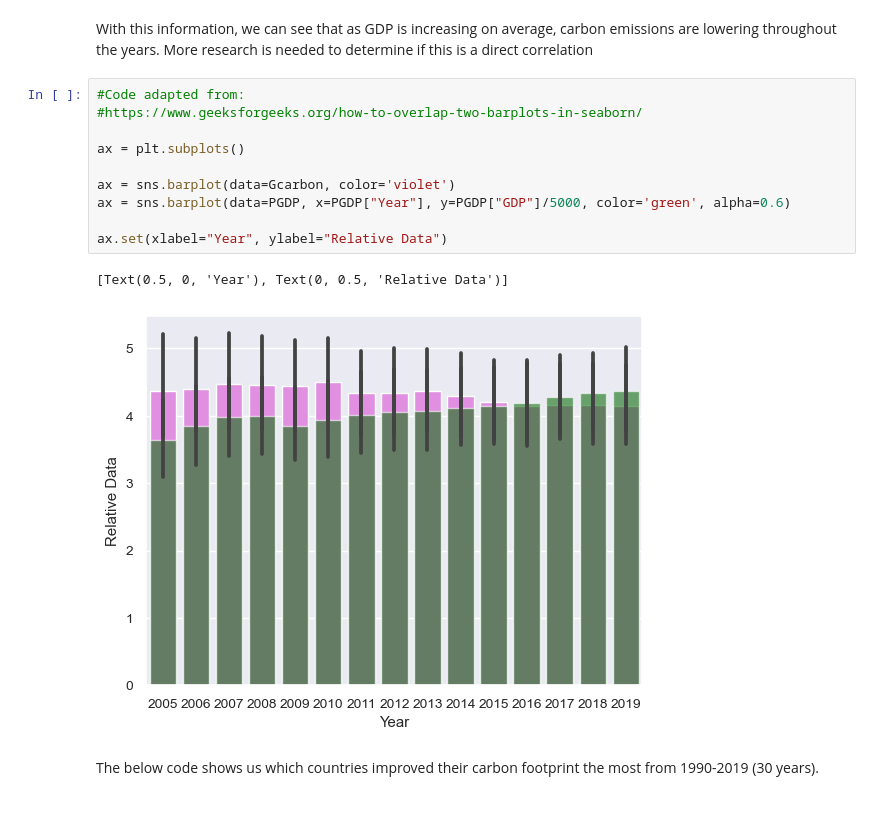
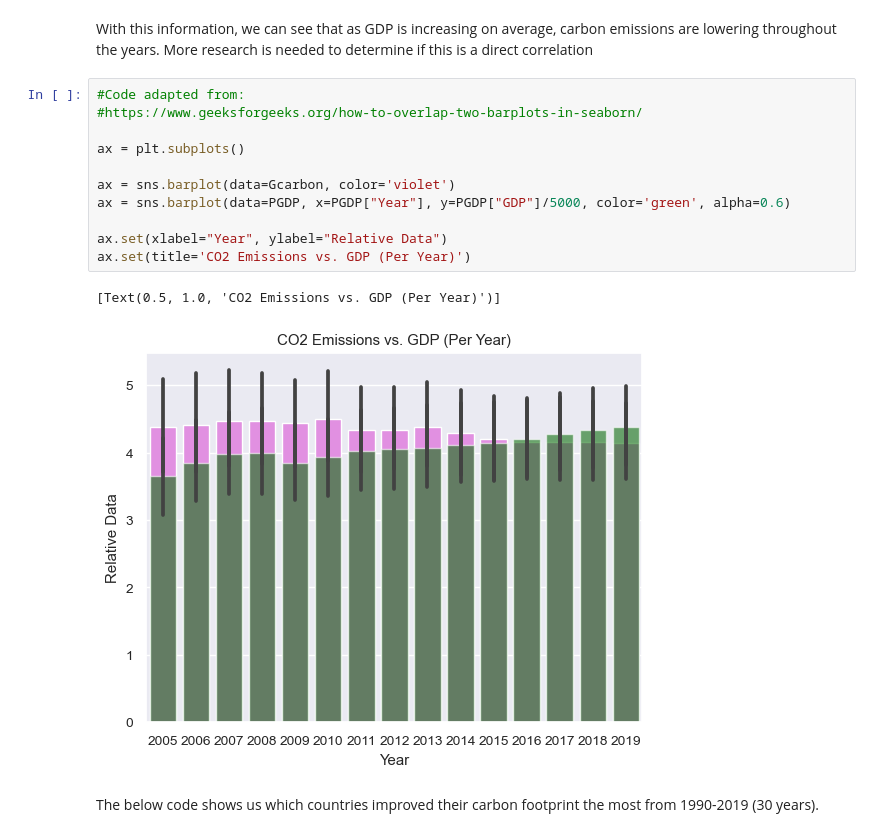
Before and after one commit to ubco-W2022T1-cosc301/project-group42, a Jupyter notebook: notebooks/analysis3.ipynb, the cells around one changed output. Saved outputs shown, nothing was run; the diff lists cells and outputs as text; blank space fills up the shorter version.

Commit message:
Made markdown file and changed graph labels

```diff
--- a/notebooks/analysis3.ipynb
+++ b/notebooks/analysis3.ipynb
@@ -155,16 +165,17 @@ With this information, we can see that as GDP is increasing on average, carbon e
 # %%
 #Code adapted from:
 #https://www.geeksforgeeks.org/how-to-overlap-two-barplots-in-seaborn/
 
 ax = plt.subplots()
 
 ax = sns.barplot(data=Gcarbon, color='violet')
 ax = sns.barplot(data=PGDP, x=PGDP["Year"], y=PGDP["GDP"]/5000, color='green', alpha=0.6)
 
 ax.set(xlabel="Year", ylabel="Relative Data")
+ax.set(title='CO2 Emissions vs. GDP (Per Year)')
 # %% [output]
-[Text(0.5, 0, 'Year'), Text(0, 0.5, 'Relative Data')]
+[Text(0.5, 1.0, 'CO2 Emissions vs. GDP (Per Year)')]
-[figure, old version]
+[figure, new version]
 # %% [markdown]
 The below code shows us which countries improved their carbon footprint the most from 1990-2019 (30 years).
 # %%
```
Also changed, not shown: parts of 3 cells of this notebook, 1 other file.
